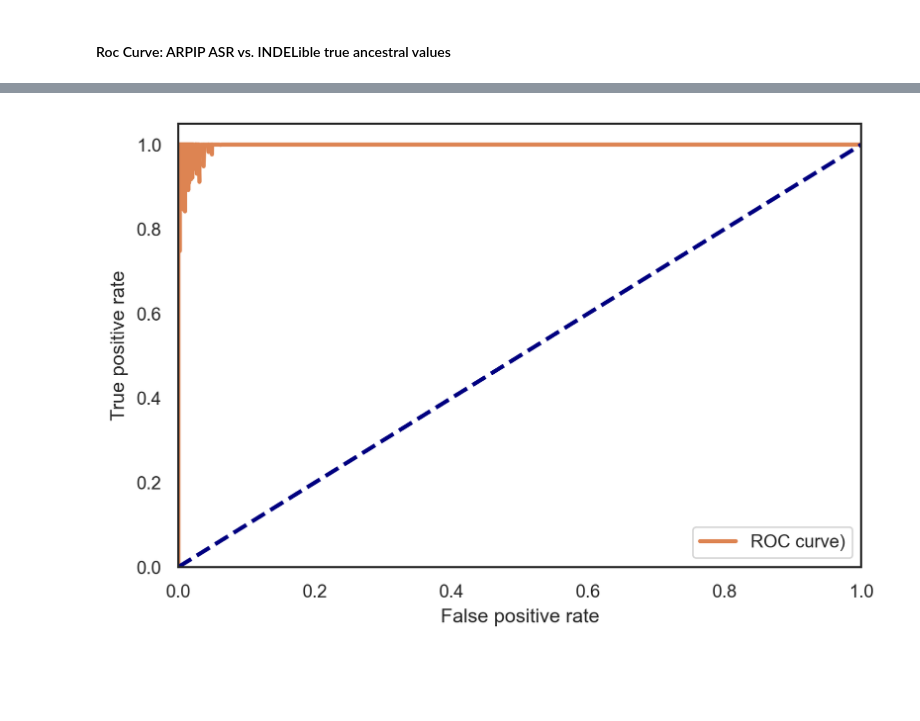
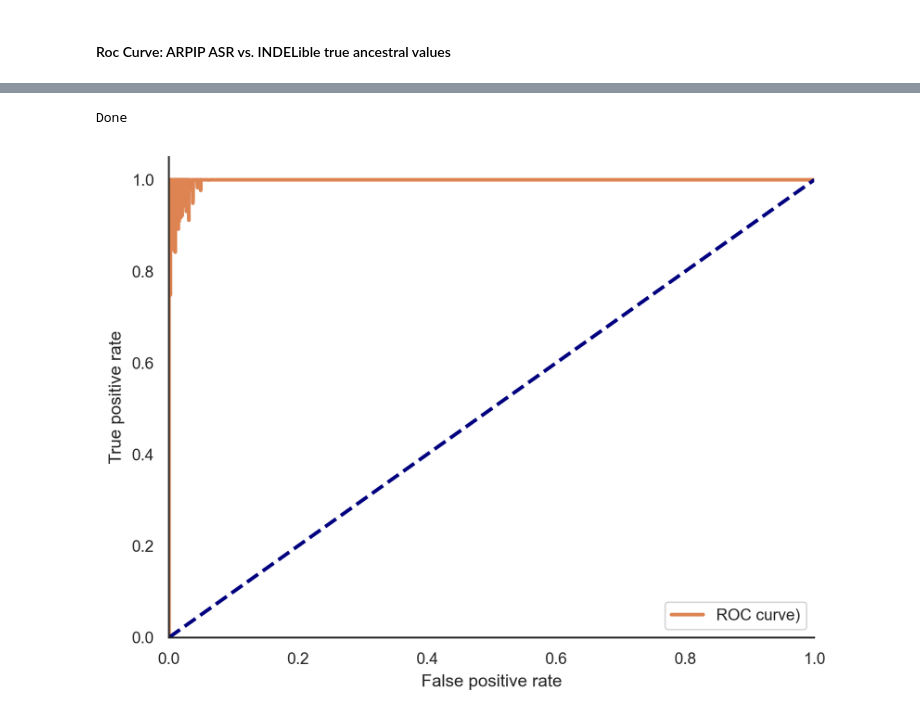
Before and after one commit to acg-team/Single-character-indel-ASR-preserves-long-indels, a Jupyter notebook: simulation_01_acc.ipynb, the cells around one changed output, grey strips where cells are left out. Drawn from its saved outputs; the diff is of its cells as text; code cells hidden in the pictures; blank space fills up the shorter version.

```diff
--- a/simulation_01_acc.ipynb
+++ b/simulation_01_acc.ipynb
@@ -137,8 +135,12 @@ os.chdir(path)
 # write the df_fpr_tpr dataframe
 df_fpr_tpr = pd.DataFrame.from_dict(dict_fpr_tpr, columns=['fpr', 'tpr'], orient='index')
 df_fpr_tpr.to_csv('./01_fpr_tpr_sklearn.csv')
+print("Done")
+# %% [output]
+Done
 # %%
-df_acc = pd.read_csv('./01_fpr_tpr_sklearn.csv')
+# df_acc = pd.read_csv('./01_fpr_tpr_sklearn.csv')
+df_acc = pd.read_csv('./01_acc_pr_oma_df.csv')
 
 df_acc = df_acc[df_acc['is gappy']==1]
 df_roc = df_acc[['recall', 'specificity']]
@@ -170,17 +172,18 @@ lst_tpr.append(1)
 # %%
 # Plot TPR vs FPR curve for each sample
 
 roc_auc = auc(lst_fpr, lst_tpr)
 
 # Plot the ROC curve
 plt.plot(lst_fpr, lst_tpr, color=color_2, lw=2, label=f'ROC curve)')
 plt.plot([0, 1], [0, 1], color='navy', lw=2, linestyle='--')
 plt.xlim([0.0, 1.0])
 plt.ylim([0.0, 1.05])
 plt.xlabel('False positive rate')
 plt.ylabel('True positive rate')
 # plt.title('Receiver Operating Characteristic (ROC) Curve for each sample')
+sns.despine()
 plt.legend(loc='lower right')
 plt.show()
 # %% [output]
-[figure, old version]
+[figure, new version]
```
Also changed, not shown: parts of 4 cells of this notebook.
